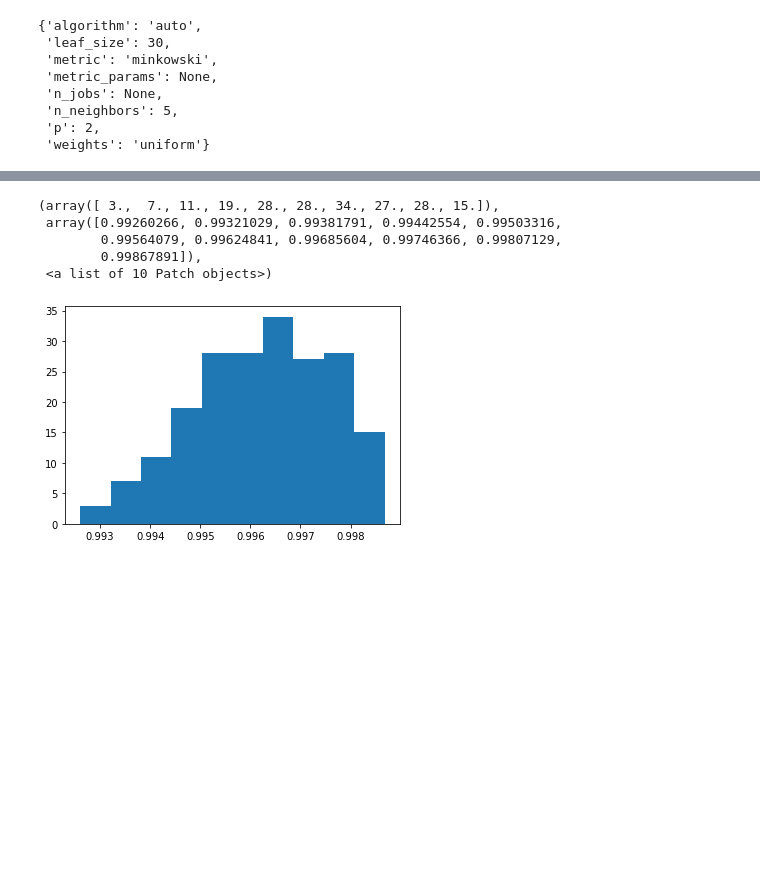
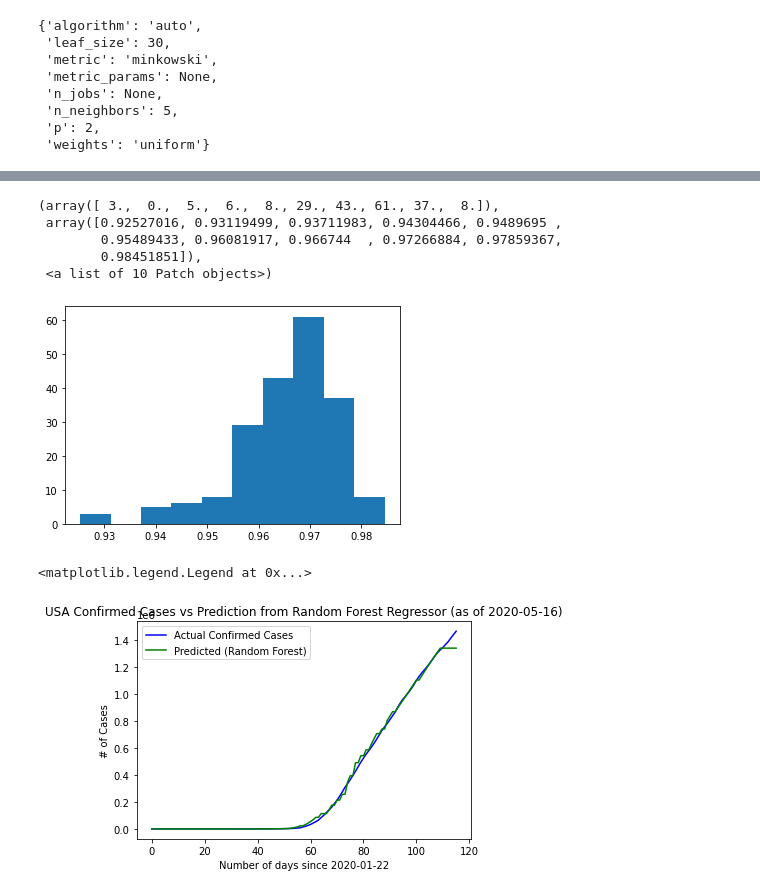
Before and after one commit to EduRibeiro00/CovidForecast-feup-iart, a Jupyter notebook: proj2/covid_analysis_knn.ipynb, the cells around one changed output, grey strips where cells are left out. Saved outputs shown, nothing was run; the diff lists cells and outputs as text; code cells hidden in the pictures; blank space fills up the shorter version.

```diff
--- a/proj2/covid_analysis_knn.ipynb
+++ b/proj2/covid_analysis_knn.ipynb
@@ -127,7 +131,7 @@ for repetition in range(200):
     (accuracy_in_train,
      accuracy_in_test,
      accuracy_out_train,
-     accuracy_out_test) = train_test_split(inputs, outputs, test_size=0.25)
+     accuracy_out_test) = train_test_split(inputs_non_normalized, outputs, test_size=0.25)
 
     knn_acc = KNeighborsRegressor(p=2, n_neighbors=10, leaf_size=17)
     knn_acc.fit(accuracy_in_train, accuracy_out_train)
@@ -137,9 +141,27 @@ for repetition in range(200):
 
 plt.hist(model_accuracies)
 # %% [output]
-(array([ 3.,  7., 11., 19., 28., 28., 34., 27., 28., 15.]),
- array([0.99260266, 0.99321029, 0.99381791, 0.99442554, 0.99503316,
-        0.99564079, 0.99624841, 0.99685604, 0.99746366, 0.99807129,
-        0.99867891]),
+(array([ 3.,  0.,  5.,  6.,  8., 29., 43., 61., 37.,  8.]),
+ array([0.92527016, 0.93119499, 0.93711983, 0.94304466, 0.9489695 ,
+        0.95489433, 0.96081917, 0.966744  , 0.97266884, 0.97859367,
+        0.98451851]),
  <a list of 10 Patch objects>)
-[figure, old version]
+[figure, new version]
+# %%
+usa_df = df.loc[df["Country/Region"] == "US"]
+usa_inputs = usa_df[["Lat", "Long", "Num_days_from_begin"]].values
+usa_outputs = usa_df["Confirmed"].values
+days_list = df["Num_days_from_begin"].unique()
+usa_pred_output = knn_estimator.predict(usa_inputs)
+
+first_day = df["Date"].min()
+last_day = df["Date"].max()
+plt.plot(days_list, usa_outputs, color='blue', label="Actual Confirmed Cases")
+plt.plot(days_list, usa_pred_output, color='green', label="Predicted (Random Forest)")
+plt.xlabel("Number of days since {}".format(first_day))
+plt.ylabel("# of Cases")
+plt.title("USA Confirmed Cases vs Prediction from Random Forest Regressor (as of {})".format(last_day))
+plt.legend()
+# %% [output]
+<matplotlib.legend.Legend at 0x...>
+[figure, added]
```
Also changed, not shown: parts of 24 cells of this notebook, 2 other files.
